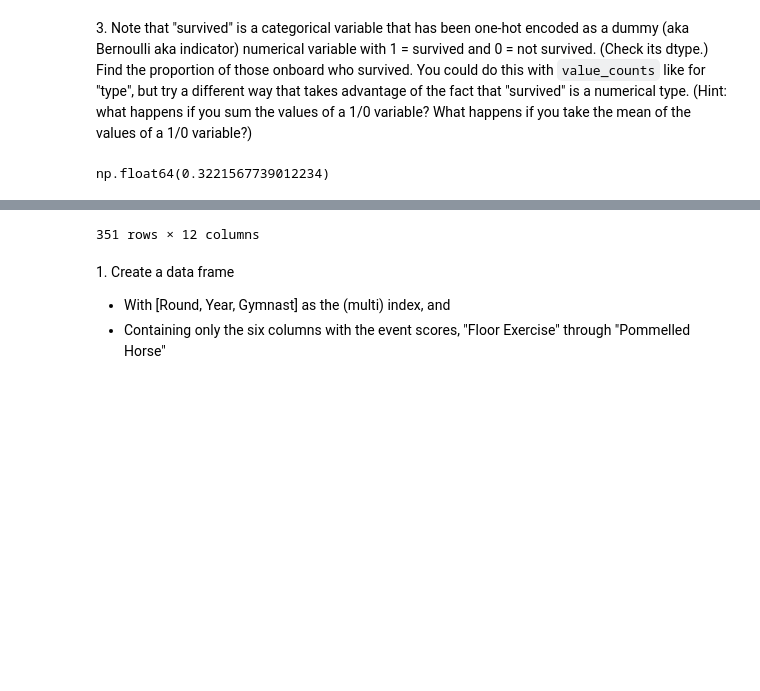
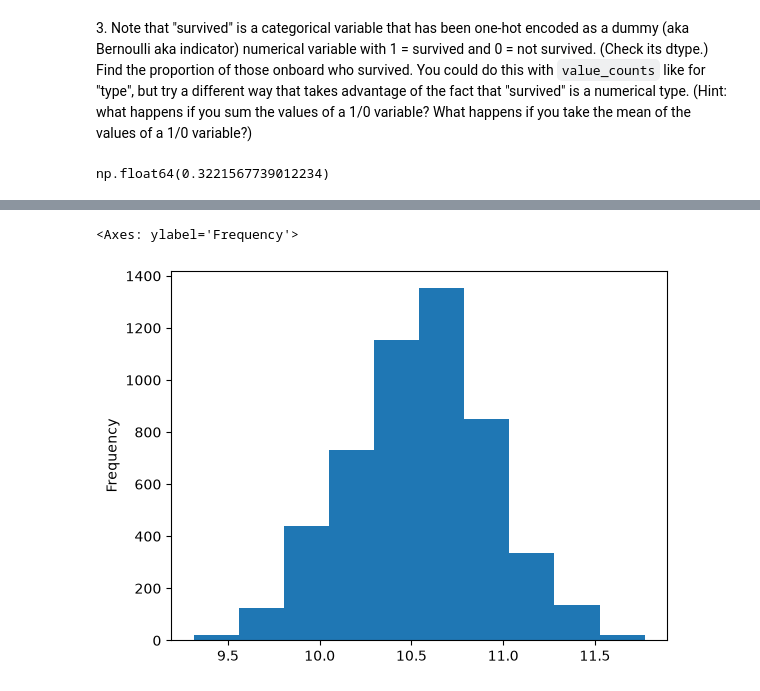
Before and after one commit to gato365/gsb5544_instructor_learn_prep, a Jupyter notebook: assignments/practice_activities/week_2/data_wrangling/GSB5544_PA_2_2_data_wrangling-solution.ipynb, the cells around one changed output, grey strips where cells are left out. Drawn from its saved outputs; the diff is of its cells as text; code cells hidden in the pictures; blank space fills up the shorter version.

```diff
--- a/assignments/practice_activities/week_2/data_wrangling/GSB5544_PA_2_2_data_wrangling-solution.ipynb
+++ b/assignments/practice_activities/week_2/data_wrangling/GSB5544_PA_2_2_data_wrangling-solution.ipynb
@@ -202,0 +258,6 @@ The file https://raw.githubusercontent.com/mshsu/probasets/refs/heads/main/data/
+# %%
+import numpy as np
+
+df_college2["log_earnings"] = np.log(df_college2["Median Earnings"])
+
+df_college2
@@ -203,5 +278,3 @@ The file https://raw.githubusercontent.com/mshsu/probasets/refs/heads/main/data/
 # %%
-df_gym = pd.read_csv("https://raw.githubusercontent.com/mshsu/probasets/refs/heads/main/data/OlympicAllAround.csv")
-
-df_gym
+df_college2["log_earnings"].plot.hist()
 # %% [output]
@@ -220,6 +281,2 @@ df_gym
-351 rows × 12 columns
+<Axes: ylabel='Frequency'>
+[figure, added]
-# %% [markdown]
-1\. Create a data frame
-
-- With [Round, Year, Gymnast] as the (multi) index, and
-- Containing only the six columns with the event scores, "Floor Exercise" through "Pommelled Horse"
```
Also changed, not shown: parts of 117 cells of this notebook, 2 other files.
